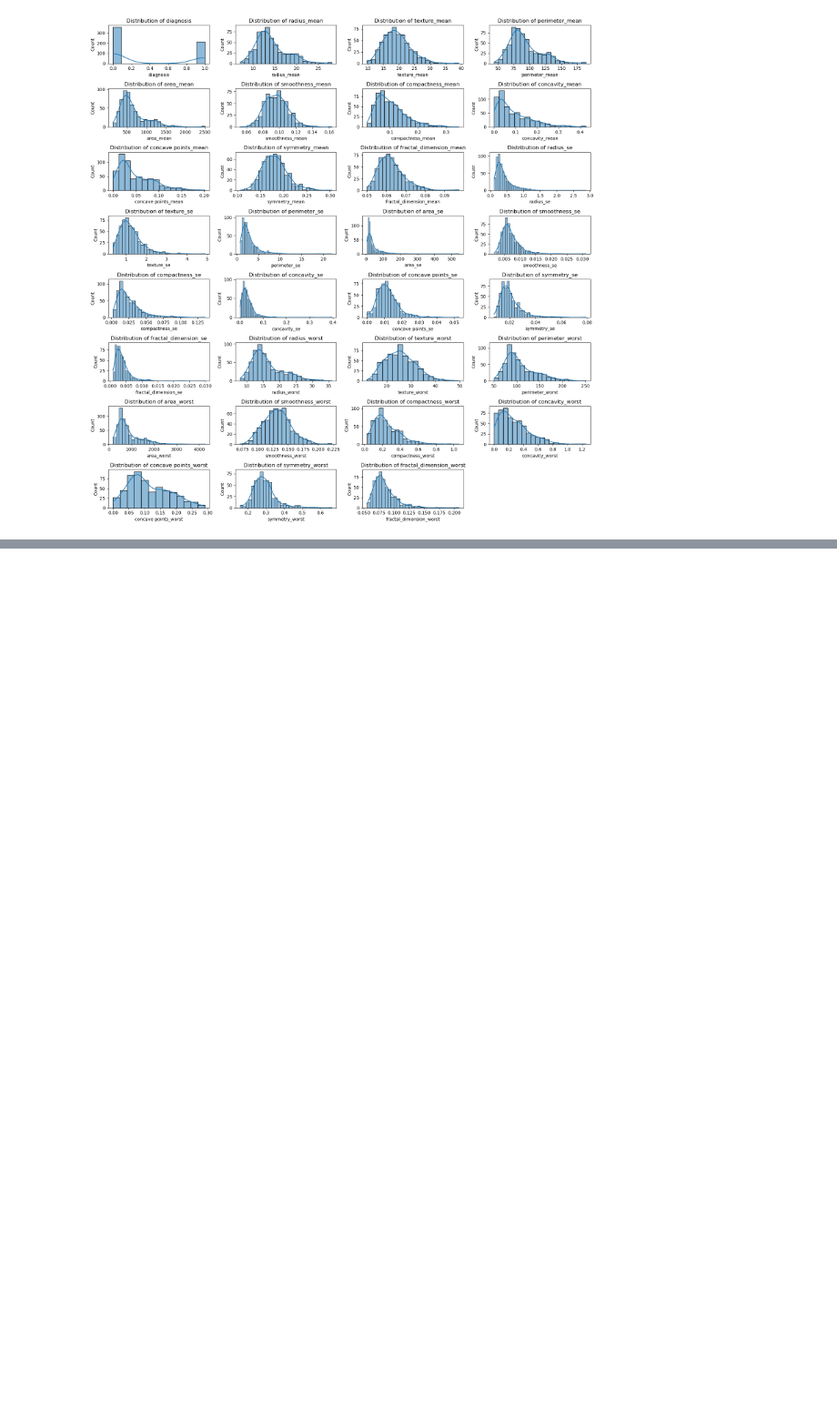
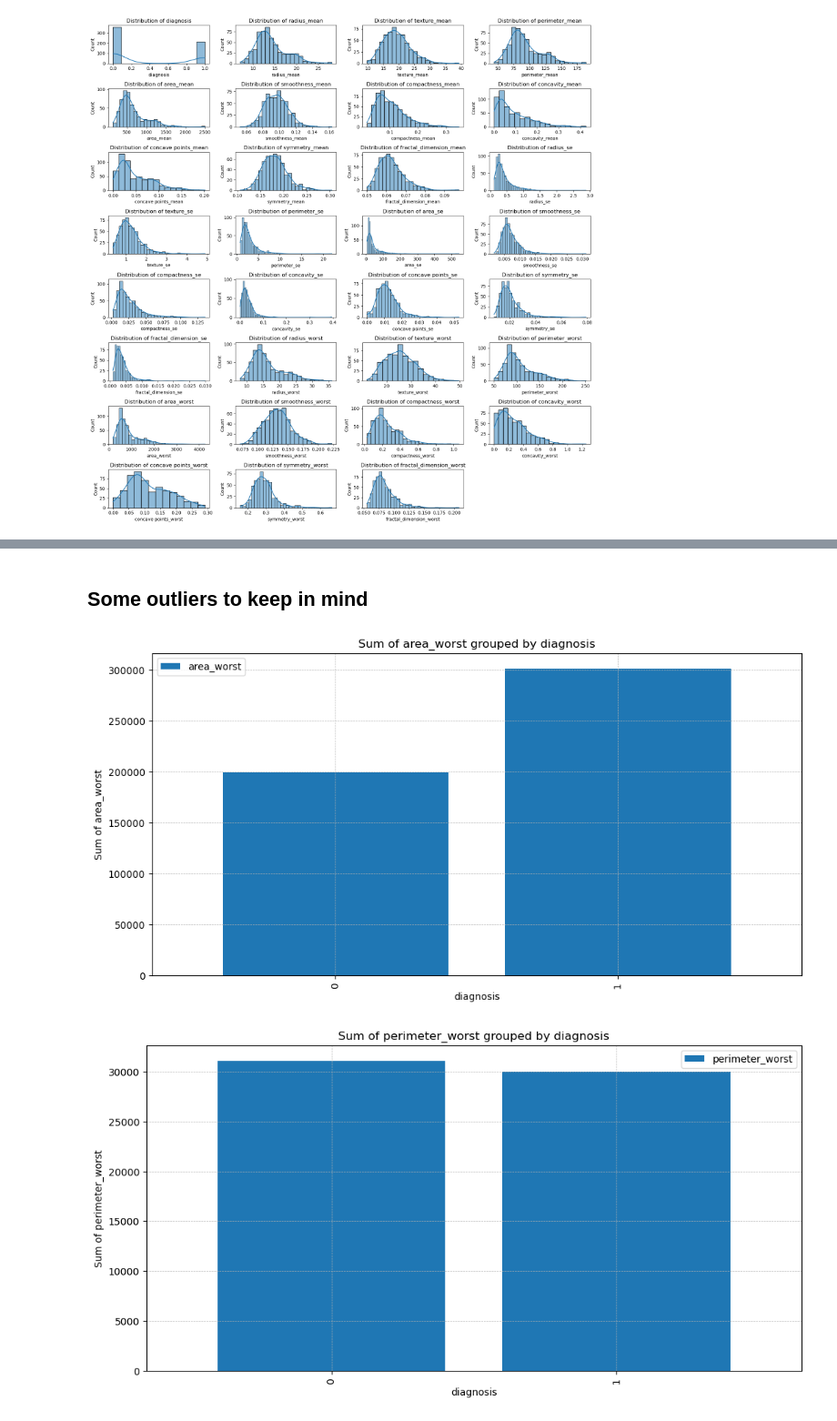
Before and after one commit to MaukanMir/Breast-Cancer-Classifier-Part-Two, a Jupyter notebook: training.ipynb, the cells around one changed output, grey strips where cells are left out. Shown at 91% size. Saved outputs shown, nothing was run; the diff lists cells and outputs as text; code cells hidden in the pictures; blank space fills up the shorter version.

```diff
--- a/training.ipynb
+++ b/training.ipynb
@@ -250,0 +263,28 @@ for idx, col in enumerate(df.columns):
+# %% [markdown]
+## Some outliers to keep in mind
+# %%
+# Set a larger figure size and higher resolution
+plt.rcParams['figure.figsize'] = [12, 6]
+plt.rcParams['figure.dpi'] = 100
+
+interested_columns = ["area_worst", "perimeter_worst", "smoothness_worst", "concavity_worst","symmetry_worst", "fractal_dimension_worst", "radius_worst", "perimeter_mean", "radius_mean", "area_mean", "concave points_mean"]
+
+for col in interested_columns:
+    df_grouped = df.groupby("diagnosis")[col].sum().reset_index()
+
+    # Create the plot
+    df_grouped.plot(kind="bar", x="diagnosis", y=col, width=0.8) # Adjust bar width as needed
+
+    # Set labels and title
+    plt.xlabel("diagnosis")
+    plt.ylabel(f"Sum of {col}")
+    plt.title(f"Sum of {col} grouped by diagnosis")
+
+    # Add gridlines
+    plt.grid(True, which='both', linestyle='--', linewidth=0.5)
+
+    # Show the plot
+    plt.show()
+# %% [output]
+[figure, added]
+[figure, added]
```
Also changed, not shown: parts of 2 cells of this notebook.
